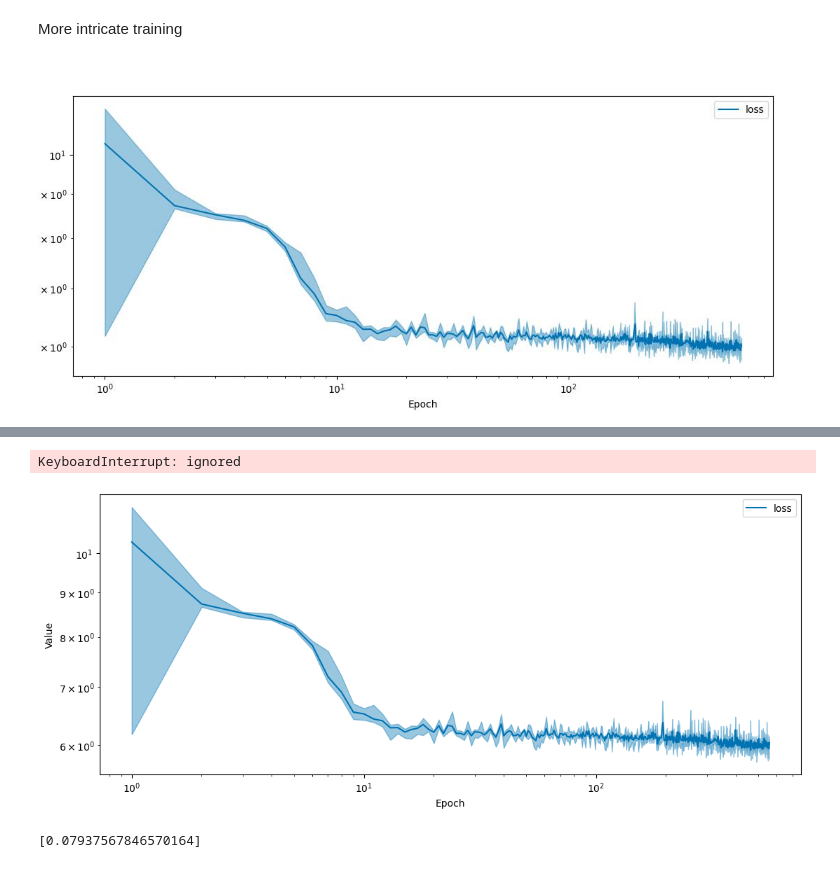
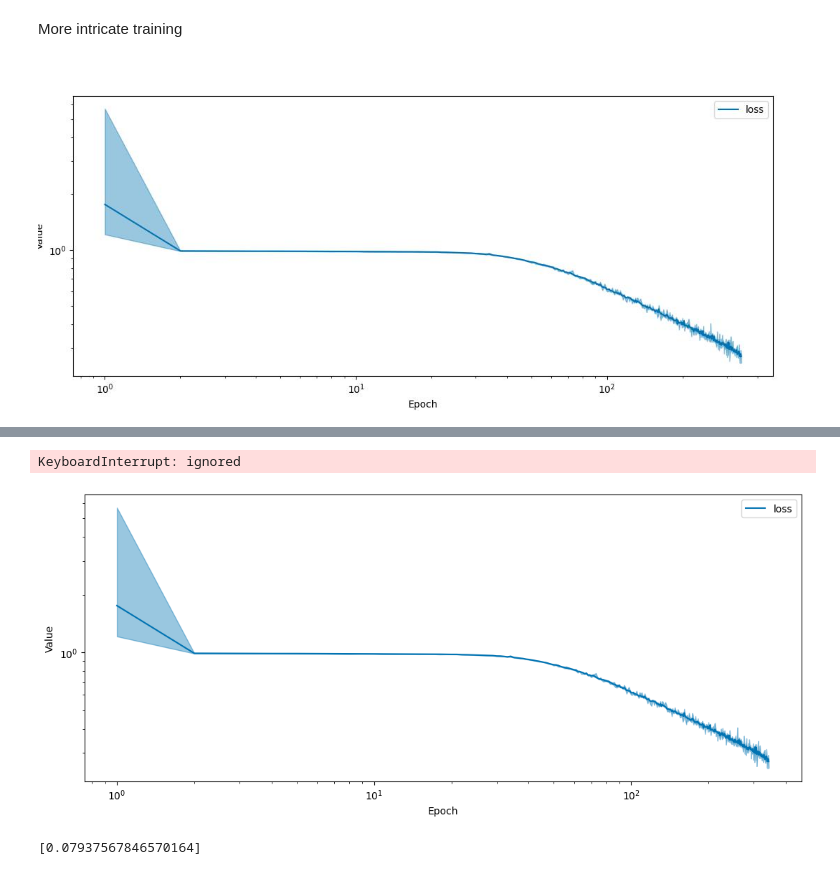
Before and after one commit to Phistian/exjobb, a Jupyter notebook: miguel/training/magnitude_training.ipynb, the cells around one changed output, grey strips where cells are left out. Saved outputs shown, nothing was run; the diff lists cells and outputs as text; code cells hidden in the pictures.

```diff
--- a/miguel/training/magnitude_training.ipynb
+++ b/miguel/training/magnitude_training.ipynb
@@ -170,7 +170,7 @@ import cupy as cp
 # %%
 from traitlets.traitlets import Long
 ## Load data
-data_dict = np.load(datasets_address + "tslj/N1000 samples300 its1000000 F_P60.npy", allow_pickle=True).item()
+data_dict = np.load(datasets_address + "tslj/N2500 samples10its10F_P3.npy", allow_pickle=True).item()
 
 
 ## Extract some variables and leave only the dictionary which will be input to the graph extractor
@@ -416,7 +406,7 @@ More intricate training
 # %%
 
 n_breaks = 1
-n_epochs = 2000
+n_epochs = 1000
 n_sub_epochs = int(n_epochs/n_breaks)
 validation_history = []
 histories = []
@@ -430,4 +420,4 @@ for i in range(n_breaks):
         history = model.fit(generator, epochs=n_sub_epochs, callbacks=[callback])
     histories.append(history)
 # %% [output]
-[figure, old version]
+[figure, new version]
@@ -436,5 +426,5 @@ Epoch 558/2000
 KeyboardInterrupt: ignored
-[figure, old version]
+[figure, new version]
 # %%
 n_breaks = 1
 n_epochs = 500
```
Also changed, not shown: parts of 12 cells of this notebook.
